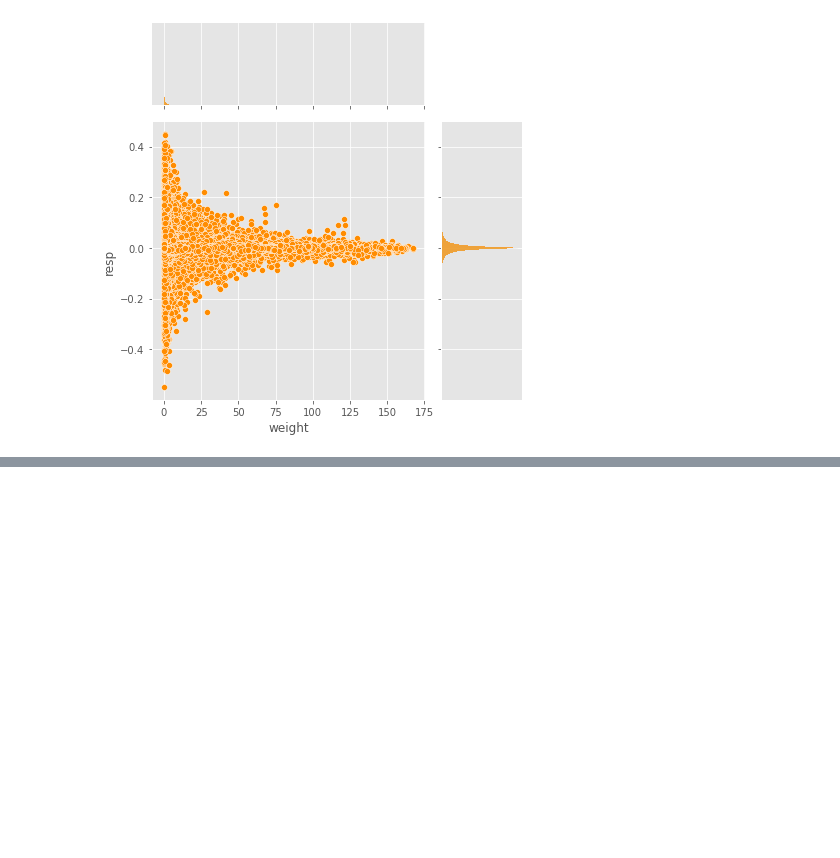
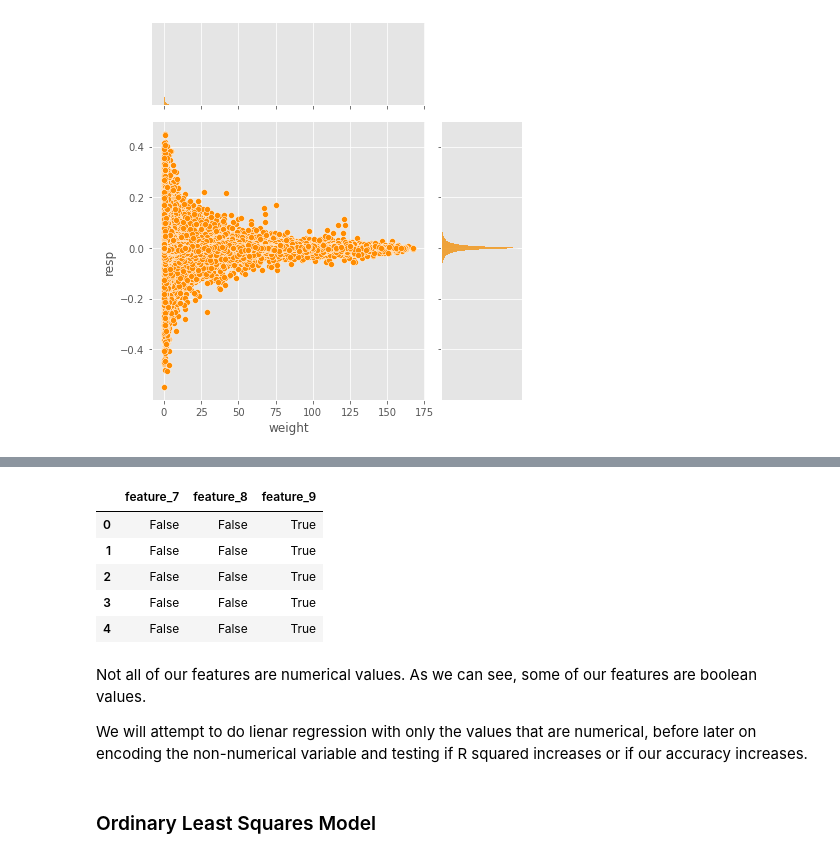
Before and after one commit to mkmuriithi/JaneStreetMarketPrediction, a Jupyter notebook: JaneStreet Exploratory Data Analysis.ipynb, the cells around one changed output, grey strips where cells are left out. Cells and saved outputs as stored; diff of their text form; code cells hidden in the pictures; blank space fills up the shorter version.

```diff
--- a/JaneStreet Exploratory Data Analysis.ipynb
+++ b/JaneStreet Exploratory Data Analysis.ipynb
@@ -230,0 +313,13 @@ What are the benefits?
+# %%
+model_data[["feature_7", "feature_8", "feature_9"]].notnull().head()
+# %% [output]
+|  | feature_7 | feature_8 | feature_9 |
+| 0 | False | False | True |
+| 1 | False | False | True |
+| 2 | False | False | True |
+| 3 | False | False | True |
+| 4 | False | False | True |
+# %% [markdown]
+Not all of our features are numerical values. As we can see, some of our features are boolean values.
+
+We will attempt to do lienar regression with only the values that are numerical, before later on encoding the non-numerical variable and testing if R squared increases or if our accuracy increases.
@@ -230,0 +328,2 @@ What are the benefits?
+# %% [markdown]
+<h3>Ordinary Least Squares Model</h3>
```
Also changed, not shown: parts of 26 cells of this notebook.
